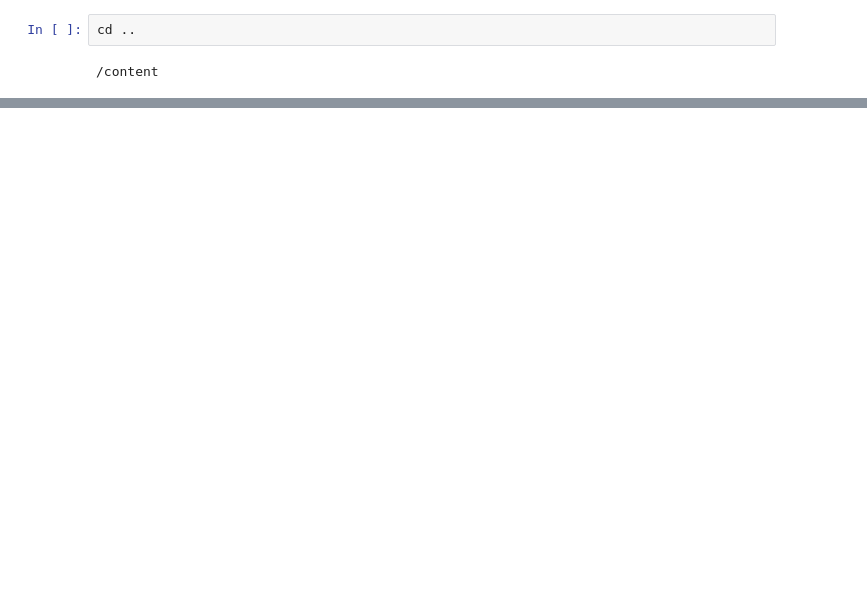
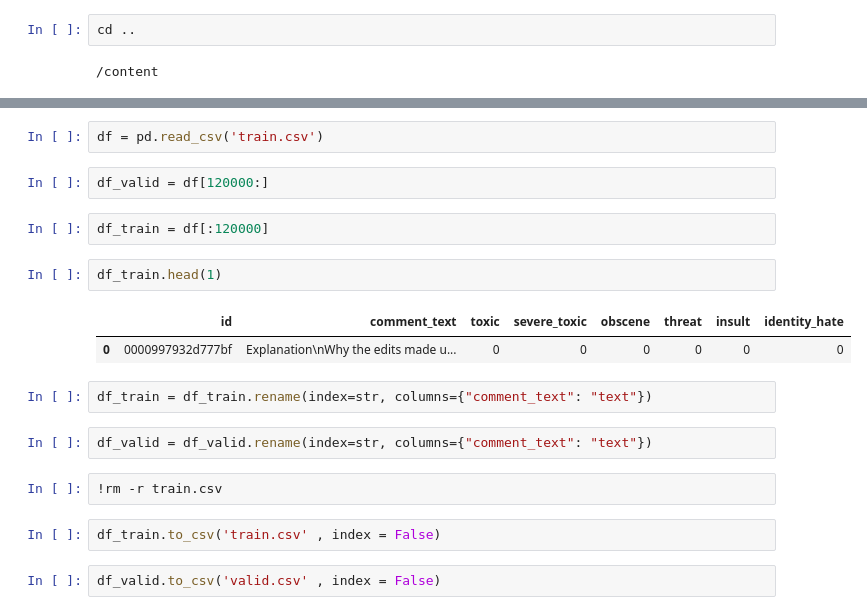
Before and after one commit to shikhar00778/toxic-comment-classification, a Jupyter notebook: Toxic_Bert.ipynb, the cells around one changed output, grey strips where cells are left out. Cells and saved outputs as stored; diff of their text form; blank space fills up the shorter version.

```diff
--- a/Toxic_Bert.ipynb
+++ b/Toxic_Bert.ipynb
@@ -376,0 +215,21 @@ for step, batch in enumerate(databunch.train_dl):
+# %%
+df = pd.read_csv('train.csv')
+# %%
+df_valid = df[120000:]
+# %%
+df_train = df[:120000]
+# %%
+df_train.head(1)
+# %% [output]
+|  | id | comment_text | toxic | severe_toxic | obscene | threat | insult | identity_hate |
+| 0 | 0000997932d777bf | Explanation\nWhy the edits made u... | 0 | 0 | 0 | 0 | 0 | 0 |
+# %%
+df_train = df_train.rename(index=str, columns={"comment_text": "text"})
+# %%
+df_valid = df_valid.rename(index=str, columns={"comment_text": "text"})
+# %%
+!rm -r train.csv
+# %%
+df_train.to_csv('train.csv' , index = False)
+# %%
+df_valid.to_csv('valid.csv' , index = False)
```
Also changed, not shown: parts of 58 cells of this notebook.
